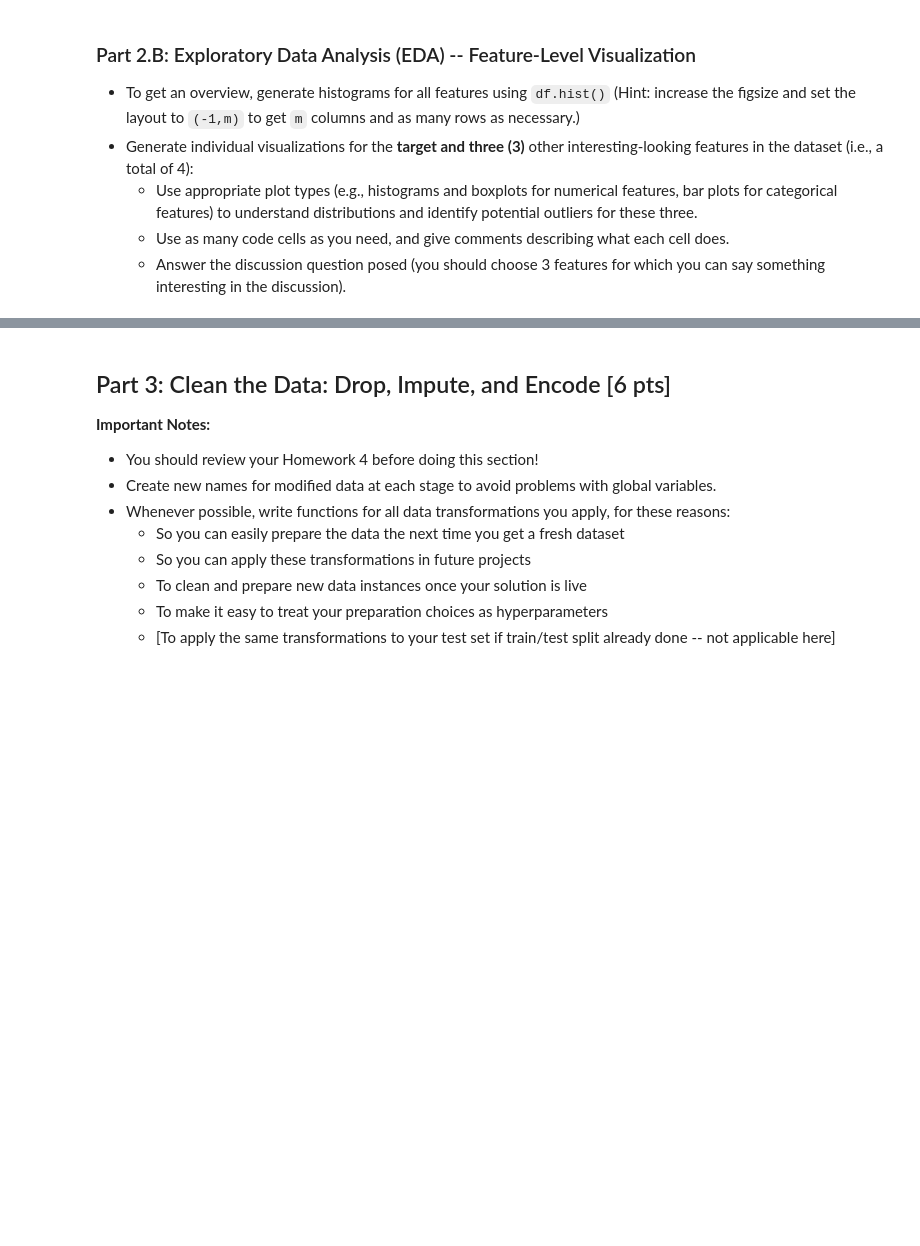
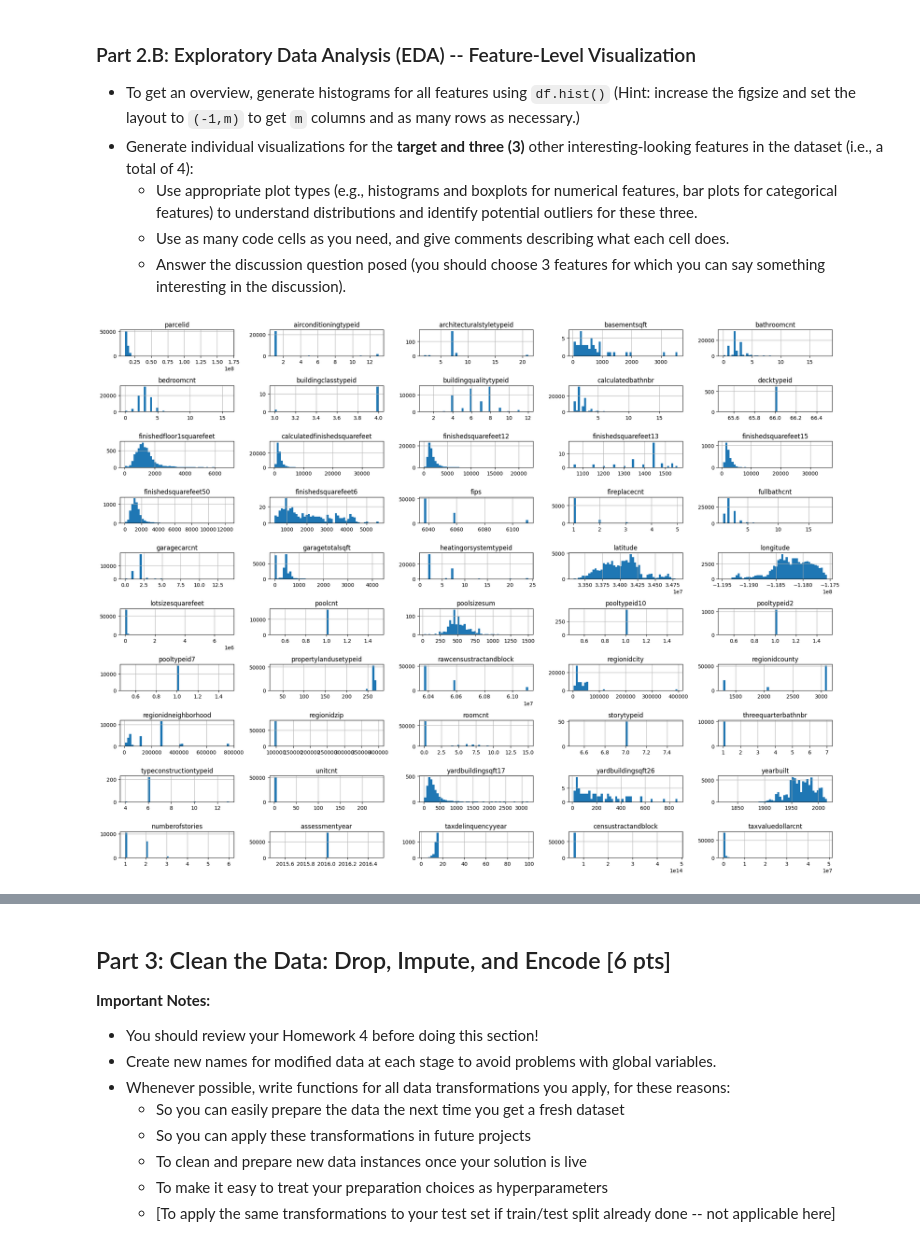
Before and after one commit to famorcam14/milestone_1_group_project, a Jupyter notebook: Milestone_01.ipynb, the cells around one changed output, grey strips where cells are left out. Cells and saved outputs as stored; diff of their text form; code cells hidden in the pictures; blank space fills up the shorter version.

```diff
--- a/Milestone_01.ipynb
+++ b/Milestone_01.ipynb
@@ -169,3 +424,13 @@ Hint: Just use `.head()`, `.info()`, and `.nunique()`.
     - Use appropriate plot types (e.g., histograms and boxplots for numerical features, bar plots for categorical features) to understand distributions and identify potential outliers for these three.
     - Use as many code cells as you need, and give comments describing what each cell does.
     - Answer the discussion question posed (you should choose 3 features for which you can say something interesting in the discussion).
+# %%
+# This generates histograms for all numeric columns
+import matplotlib.pyplot as plt
+
+# Set large figure size and multiple columns
+df.hist(figsize=(20, 15), bins=50, layout=(-1, 5))
+plt.tight_layout()
+plt.show()
+# %% [output]
+[figure, added]
```
Also changed, not shown: parts of 30 cells of this notebook.
